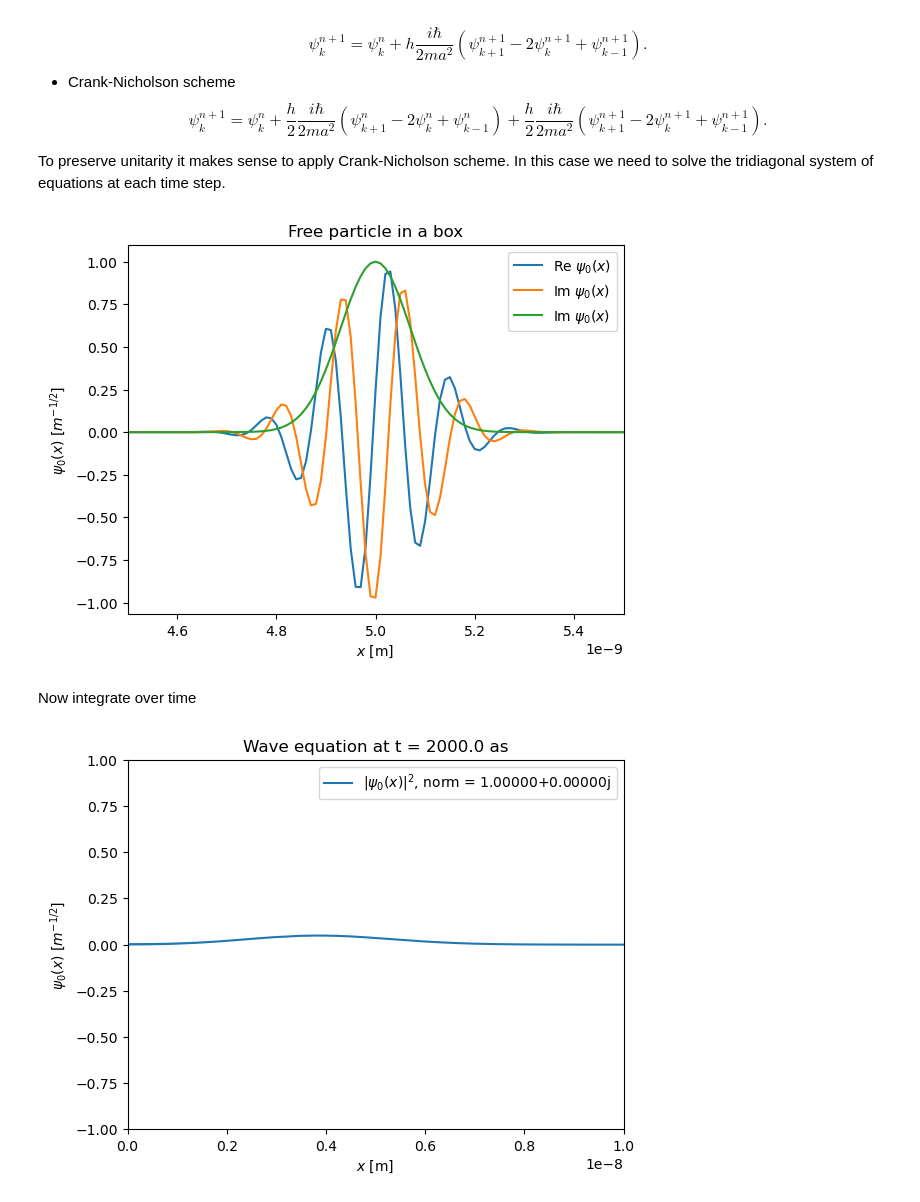
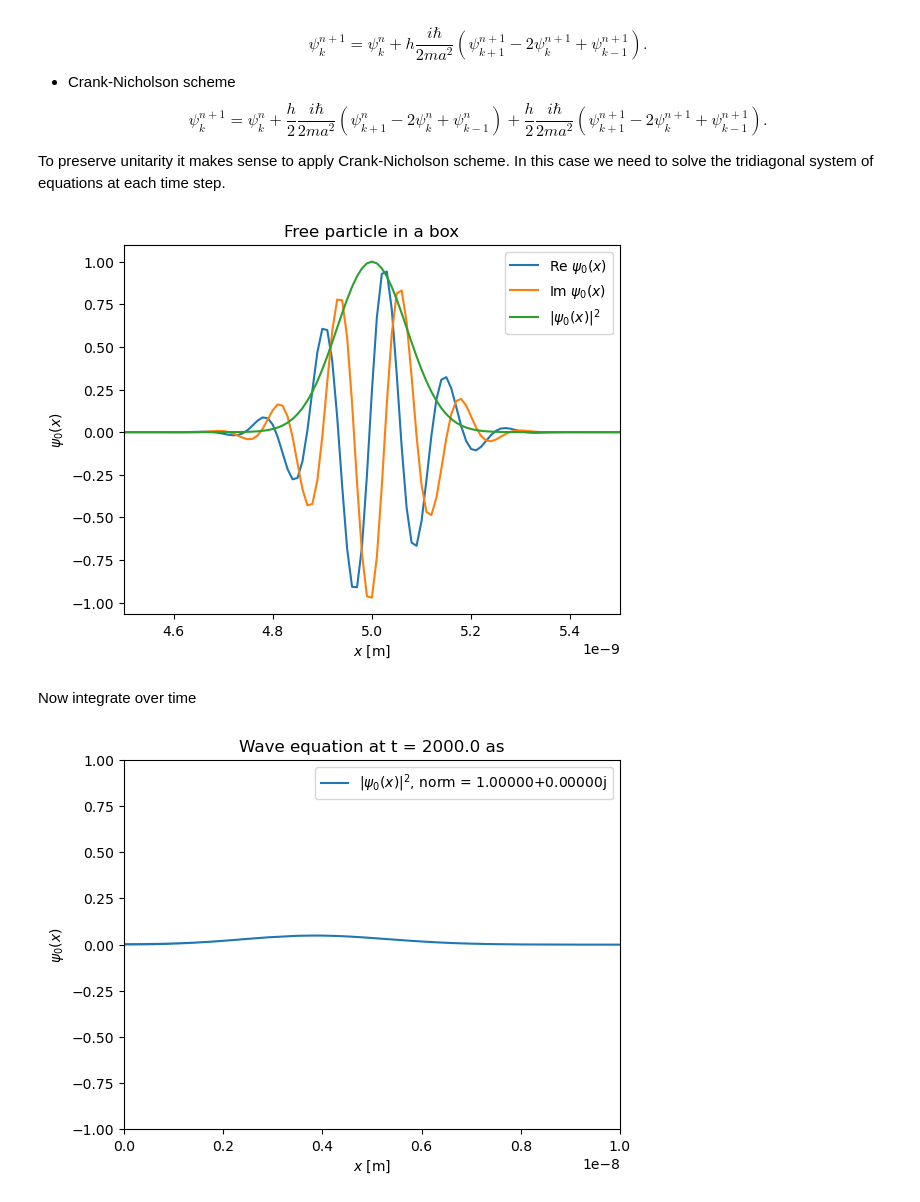
Before and after one commit to vlvovch/PHYS6350-ComputationalPhysics, a Jupyter notebook: code/13_QuantumMechanics/13_QuantumMechanics.ipynb, the cells around one changed output. Saved outputs shown, nothing was run; the diff lists cells and outputs as text; code cells hidden in the pictures.

```diff
--- a/code/13_QuantumMechanics/13_QuantumMechanics.ipynb
+++ b/code/13_QuantumMechanics/13_QuantumMechanics.ipynb
@@ -475,36 +475,36 @@ def schrodinger_finitediff_solve(psi0, h, nsteps, a, m = me, scheme = 2):
 L = 1e-8 # m
 x0 = L / 2.
 sig = 1e-10 # m
 kappa = 5e10 # m^-1
 
 N = 1000
 dx = L / N
 
 def psi0(x):
     return np.exp(-(x-x0)**2/(2*sig**2))*np.exp(1j*kappa*x)
 
 psi = np.zeros([N+1],dtype=np.cdouble)
 for k in range(N+1):
     x = dx * k
     #print(x," ",x0," ", psi0(x))
     psi[k] = psi0(x)
 psi[0] = 0
 psi[N] = 0
 
 norm0 = integral_psi2(psi, dx)
 
 import matplotlib.pyplot as plt
 plt.title("Free particle in a box")
 plt.xlabel('${x}$ [m]')
-plt.ylabel('${\psi_0(x)}~[m^{-1/2}]}$')
+plt.ylabel('${\psi_0(x)}}$')
 plt.xlim(L/2 - 0.05*L,L/2 + 0.05*L)
 plt.plot([dx*k for k in range(N+1)], np.real(psi), label="Re ${\psi_0(x)}$")
 plt.plot([dx*k for k in range(N+1)], np.imag(psi), label="Im ${\psi_0(x)}$")
-plt.plot([dx*k for k in range(N+1)], np.abs(psi)**2, label="Im ${\psi_0(x)}$")
+plt.plot([dx*k for k in range(N+1)], np.abs(psi)**2, label="$|{\psi_0(x)|^2}$")
 plt.legend()
 plt.show()
 # %% [output]
-[figure, old version]
+[figure, new version]
 # %% [markdown]
 Now integrate over time
 # %%
@@ -521,7 +521,7 @@ for i in range(200):
     clear_output(wait=True)
     plt.title("Wave equation at t = " + '{:.1f}'.format(current_time*1.e18) + " as")
     plt.xlabel('${x}$ [m]')
-    plt.ylabel('${\psi_0(x)}~[m^{-1/2}]}$')
+    plt.ylabel('${\psi_0(x)}$')
     plt.xlim(0,L)
     plt.ylim(-1,1)
     # plt.xlim(L/2 - 0.05*L,L/2 + 0.05*L)
@@ -531,4 +531,4 @@ for i in range(200):
     plt.legend()
     plt.show()
 # %% [output]
-[figure, old version]
+[figure, new version]
```
Also changed, not shown: parts of 5 cells of this notebook, 44 other files.
